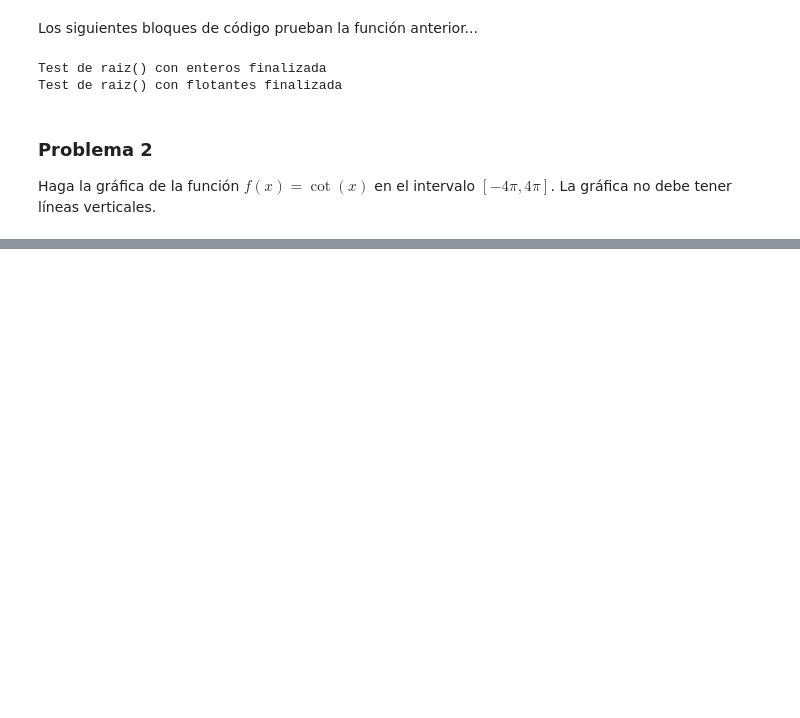
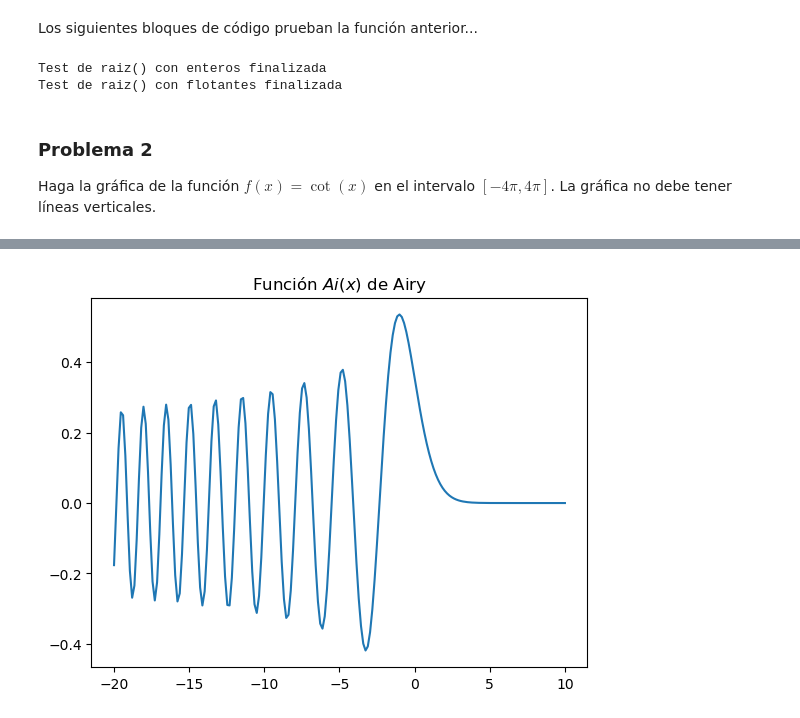
Before and after one commit to tamoaltas/FIS-COMP, a Jupyter notebook: tareas/tarea1.ipynb, the cells around one changed output, grey strips where cells are left out. Saved outputs shown, nothing was run; the diff lists cells and outputs as text; code cells hidden in the pictures; blank space fills up the shorter version.

```diff
--- a/tareas/tarea1.ipynb
+++ b/tareas/tarea1.ipynb
@@ -215,0 +315,9 @@ y = np.
+# %%
+x = np.linspace(-20,10,200)
+ai = sp.special.airy(x)[0]
+
+plt.title(r'Función $Ai(x)$ de Airy')
+plt.plot(x,ai)
+plt.show()
+# %% [output]
+[figure, added]
```
Also changed, not shown: parts of 15 cells of this notebook, 1 other file.
